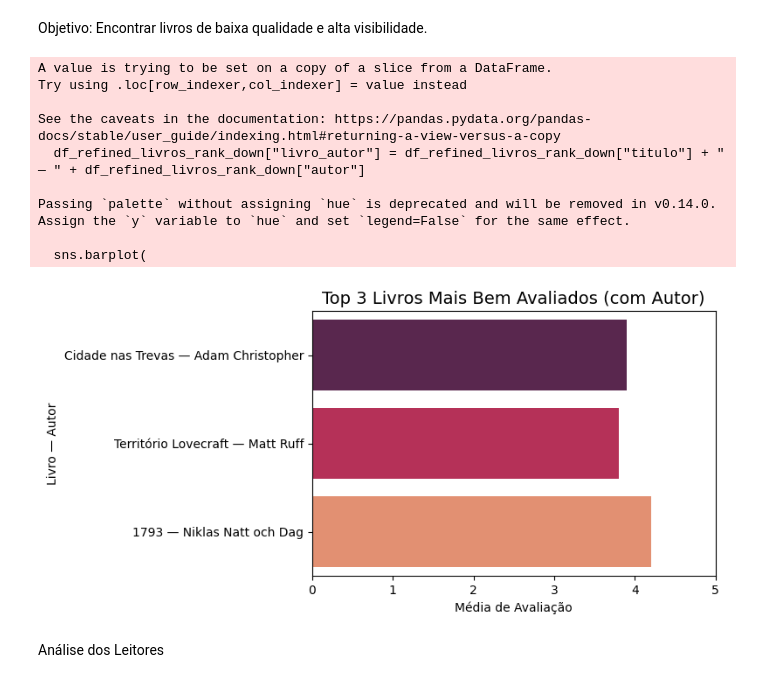
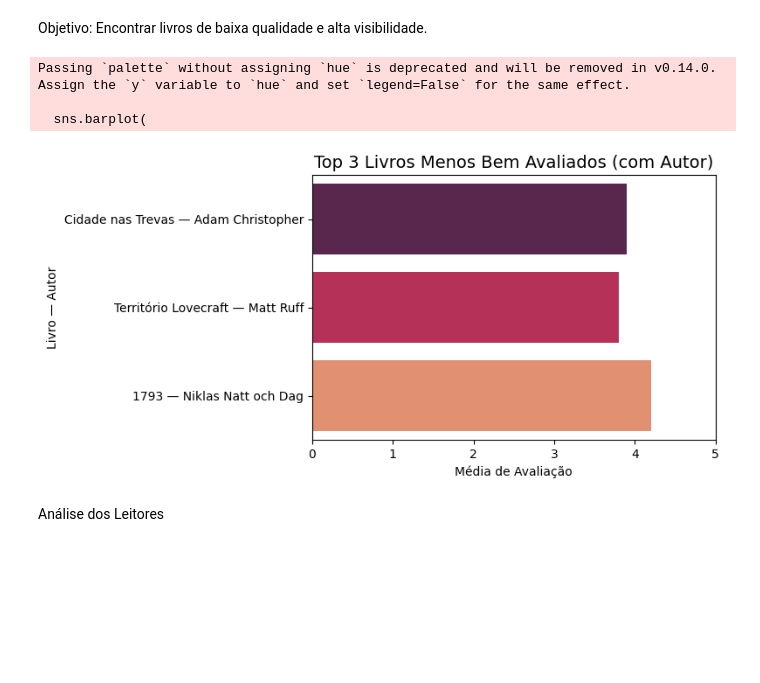
Before and after one commit to na-beatriz/skoob-data-analysis, a Jupyter notebook: scripts/refined/refined_script.ipynb, the cells around one changed output. Saved outputs shown, nothing was run; the diff lists cells and outputs as text; code cells hidden in the pictures; blank space fills up the shorter version.

```diff
--- a/scripts/refined/refined_script.ipynb
+++ b/scripts/refined/refined_script.ipynb
@@ -159,37 +163,35 @@ df_refined_livros_rank_b = df_refined_autores[
     (df_refined_autores["media_avaliacao"] <= lim_qualidade)
 ]
 
-df_refined_livros_rank_down = df_refined_livros_rank_b.head(3)
+df_refined_livros_down = pd.df_refined_livros_down = df_refined_livros_rank_b.sort_values(by="media_avaliacao", ascending=False).head(5)
 # %%
 # Cria coluna combinada
 df_refined_livros_rank_down["livro_autor"] = df_refined_livros_rank_down["titulo"] + " — " + df_refined_livros_rank_down["autor"]
 
 # Plota o gráfico
 plt.figure(figsize=(8, 4))
 sns.barplot(
     data=df_refined_livros_rank_down,
     x="media_avaliacao",
     y="livro_autor",
     palette="rocket"
 )
 
-plt.title("Top 3 Livros Mais Bem Avaliados (com Autor)", fontsize=14)
+plt.title("Top 3 Livros Menos Bem Avaliados (com Autor)", fontsize=14)
 plt.xlabel("Média de Avaliação")
 plt.ylabel("Livro — Autor")
 plt.xlim(0, 5)
 plt.tight_layout()
+
+# Salva o gráfico em um arquivo
+plt.savefig('C:/Users/anasa/OneDrive/Documentos/DT/pipeline_livros/img/grafico_rank_down.png')
+
 plt.show()
 # %% [output]
-A value is trying to be set on a copy of a slice from a DataFrame.
-Try using .loc[row_indexer,col_indexer] = value instead
-
-See the caveats in the documentation: https://pandas.pydata.org/pandas-docs/stable/user_guide/indexing.html#returning-a-view-versus-a-copy
-  df_refined_livros_rank_down["livro_autor"] = df_refined_livros_rank_down["titulo"] + " — " + df_refined_livros_rank_down["autor"]
-
 Passing `palette` without assigning `hue` is deprecated and will be removed in v0.14.0. Assign the `y` variable to `hue` and set `legend=False` for the same effect.
 
   sns.barplot(
-[figure, old version]
+[figure, new version]
 # %% [markdown]
 Análise dos Leitores
 # %%
```
Also changed, not shown: parts of 5 cells of this notebook, 7 other files.
